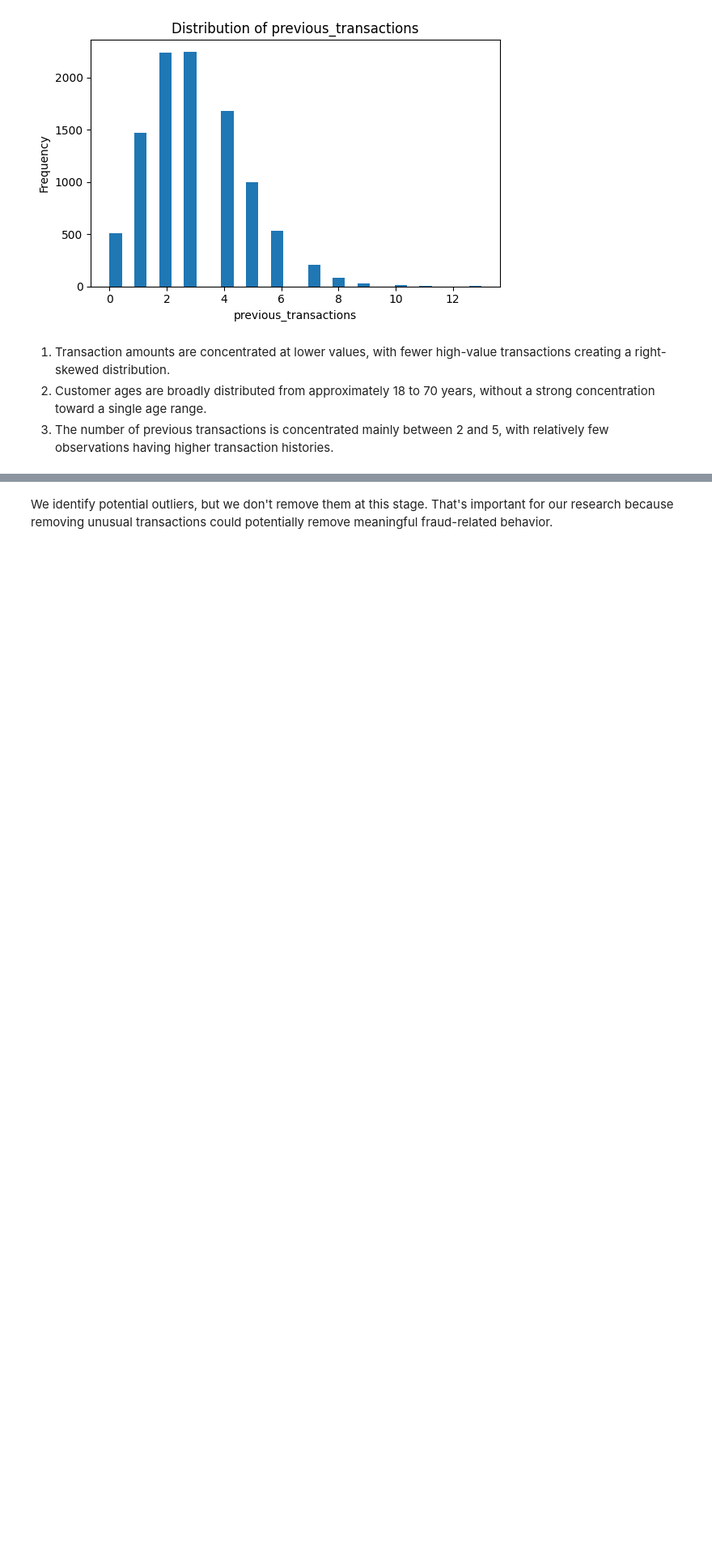
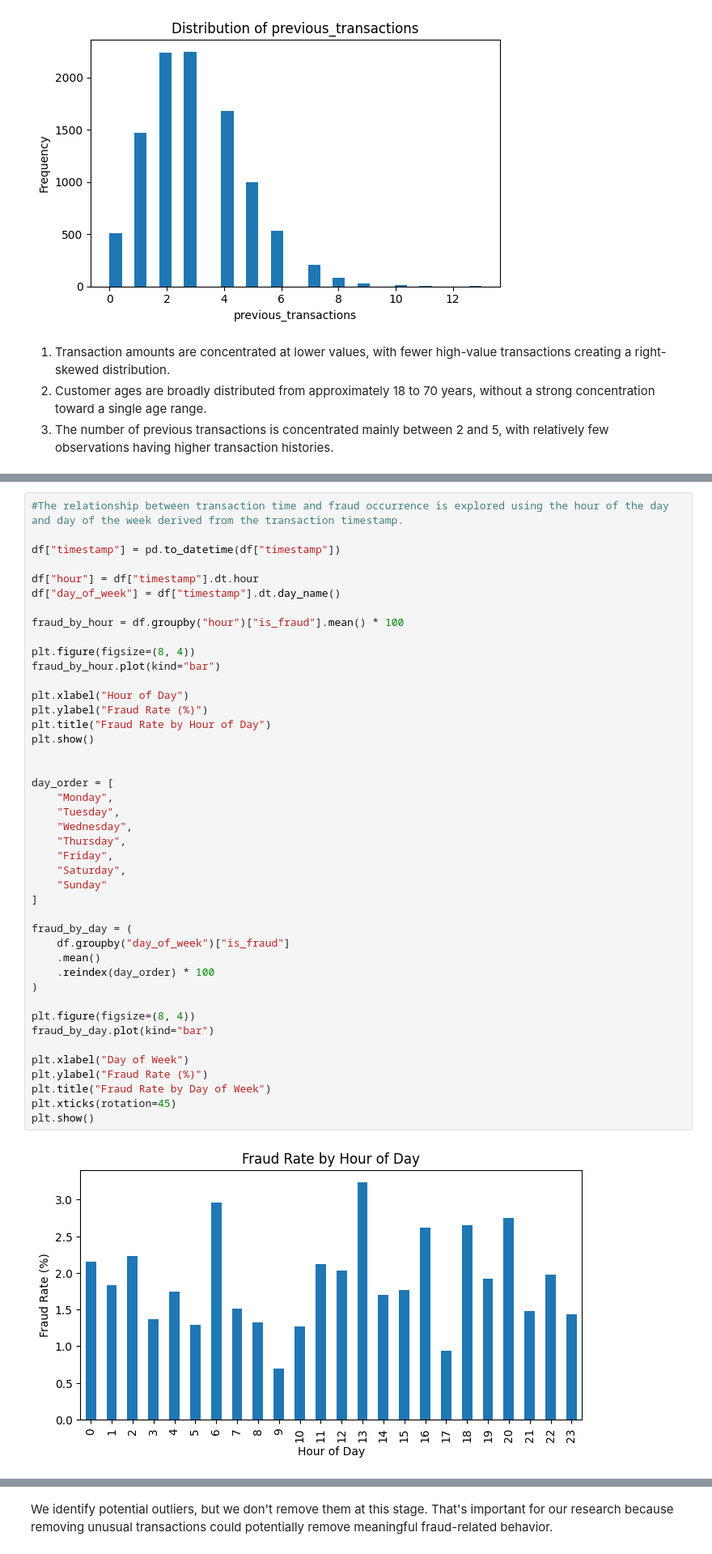
Before and after one commit to jd-thakrar/banking-fraud-detection, a Jupyter notebook: notebooks/03_eda.ipynb, the cells around one changed output, grey strips where cells are left out. Shown at 81% size. Saved outputs shown, nothing was run; the diff lists cells and outputs as text; blank space fills up the shorter version.

```diff
--- a/notebooks/03_eda.ipynb
+++ b/notebooks/03_eda.ipynb
@@ -122,0 +109,45 @@ for column in categorical_features:
+# %%
+#The relationship between transaction time and fraud occurrence is explored using the hour of the day and day of the week derived from the transaction timestamp.
+
+df["timestamp"] = pd.to_datetime(df["timestamp"])
+
+df["hour"] = df["timestamp"].dt.hour
+df["day_of_week"] = df["timestamp"].dt.day_name()
+
+fraud_by_hour = df.groupby("hour")["is_fraud"].mean() * 100
+
+plt.figure(figsize=(8, 4))
+fraud_by_hour.plot(kind="bar")
+
+plt.xlabel("Hour of Day")
+plt.ylabel("Fraud Rate (%)")
+plt.title("Fraud Rate by Hour of Day")
+plt.show()
+
+
+day_order = [
+    "Monday",
+    "Tuesday",
+    "Wednesday",
+    "Thursday",
+    "Friday",
+    "Saturday",
+    "Sunday"
+]
+
+fraud_by_day = (
+    df.groupby("day_of_week")["is_fraud"]
+    .mean()
+    .reindex(day_order) * 100
+)
+
+plt.figure(figsize=(8, 4))
+fraud_by_day.plot(kind="bar")
+
+plt.xlabel("Day of Week")
+plt.ylabel("Fraud Rate (%)")
+plt.title("Fraud Rate by Day of Week")
+plt.xticks(rotation=45)
+plt.show()
+# %% [output]
+[figure, added]
```
Also changed, not shown: parts of 6 cells of this notebook.
